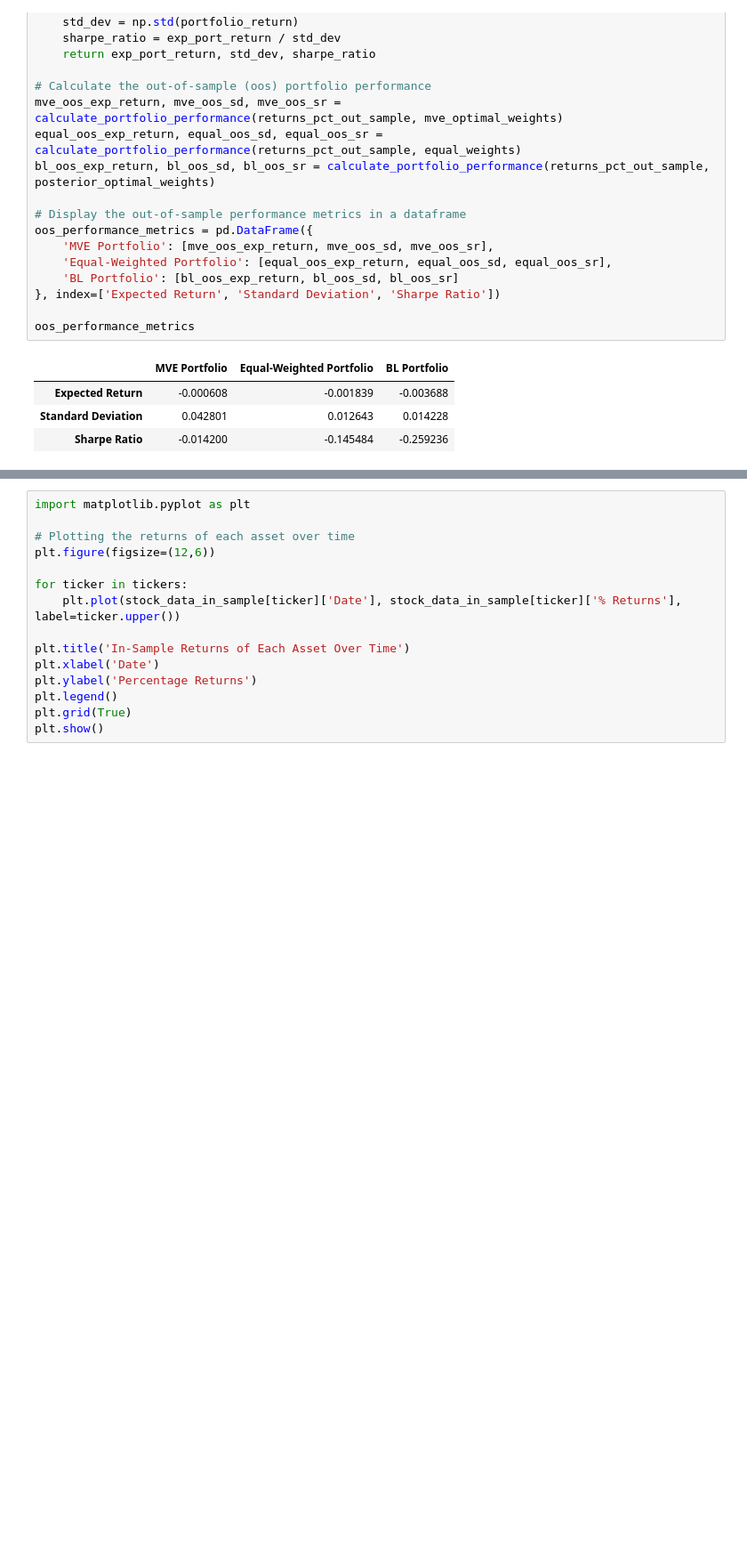
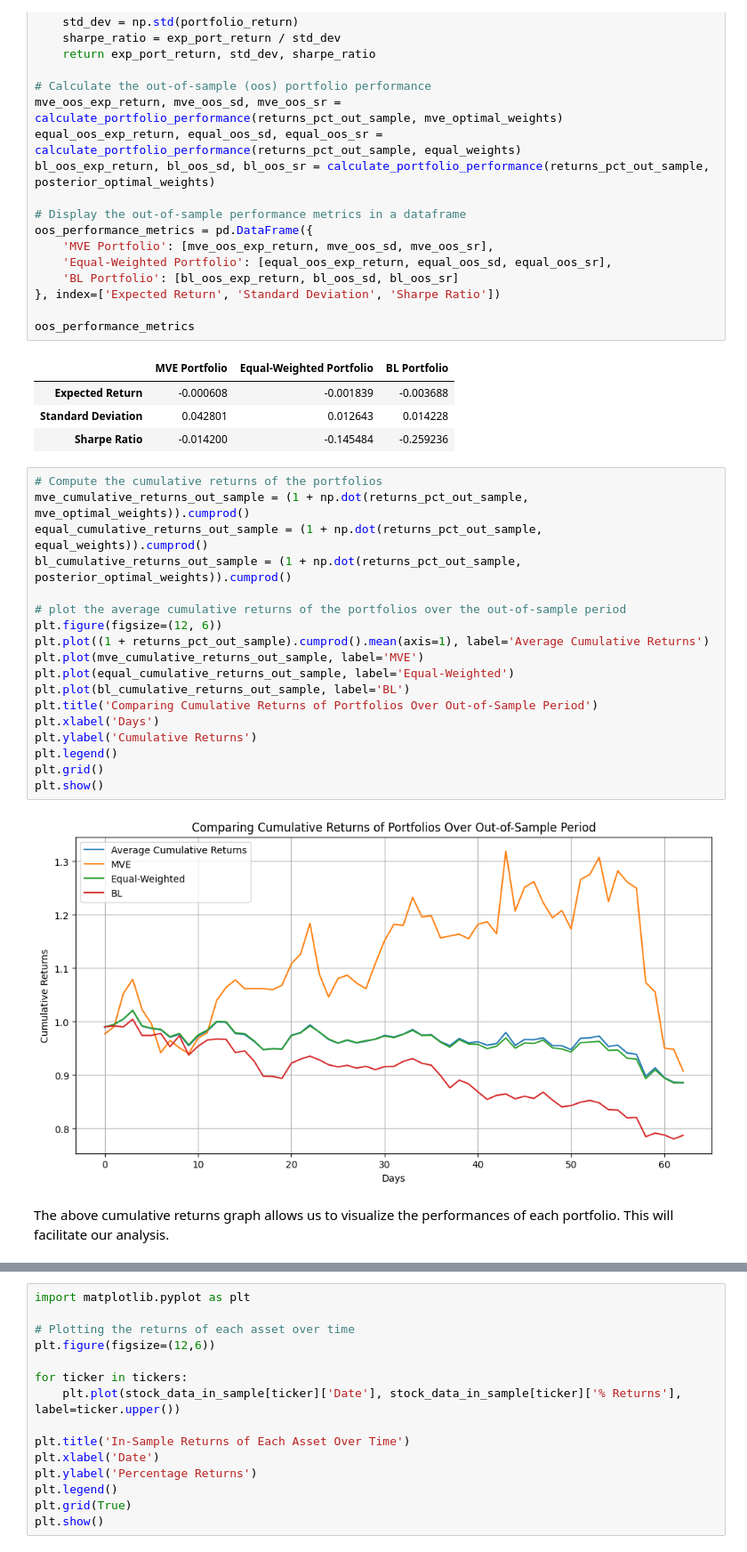
Before and after one commit to zazzane/STA4020-Stat-Modelling-in-Finance-Markets, a Jupyter notebook: Final Project/final_project_code.ipynb, the cells around one changed output, grey strips where cells are left out. Shown: that part at 89% size. Drawn from its saved outputs; the diff is of its cells as text; blank space fills up the shorter version.

Commit message:
add returns chart

```diff
--- a/Final Project/final_project_code.ipynb
+++ b/Final Project/final_project_code.ipynb
@@ -604,6 +604,28 @@ oos_performance_metrics
 | Expected Return | -0.000608 | -0.001839 | -0.003688 |
 | Standard Deviation | 0.042801 | 0.012643 | 0.014228 |
 | Sharpe Ratio | -0.014200 | -0.145484 | -0.259236 |
+# %%
+# Compute the cumulative returns of the portfolios
+mve_cumulative_returns_out_sample = (1 + np.dot(returns_pct_out_sample, mve_optimal_weights)).cumprod()
+equal_cumulative_returns_out_sample = (1 + np.dot(returns_pct_out_sample, equal_weights)).cumprod()
+bl_cumulative_returns_out_sample = (1 + np.dot(returns_pct_out_sample, posterior_optimal_weights)).cumprod()
+
+# plot the average cumulative returns of the portfolios over the out-of-sample period
+plt.figure(figsize=(12, 6))
+plt.plot((1 + returns_pct_out_sample).cumprod().mean(axis=1), label='Average Cumulative Returns')
+plt.plot(mve_cumulative_returns_out_sample, label='MVE')
+plt.plot(equal_cumulative_returns_out_sample, label='Equal-Weighted')
+plt.plot(bl_cumulative_returns_out_sample, label='BL')
+plt.title('Comparing Cumulative Returns of Portfolios Over Out-of-Sample Period')
+plt.xlabel('Days')
+plt.ylabel('Cumulative Returns')
+plt.legend()
+plt.grid()
+plt.show()
+# %% [output]
+[figure, added]
+# %% [markdown]
+The above cumulative returns graph allows us to visualize the performances of each portfolio. This will facilitate our analysis.
 # %% [markdown]
 **Analysis of OOS Performance Results**
 
```
Also changed, not shown: parts of 3 cells of this notebook.
